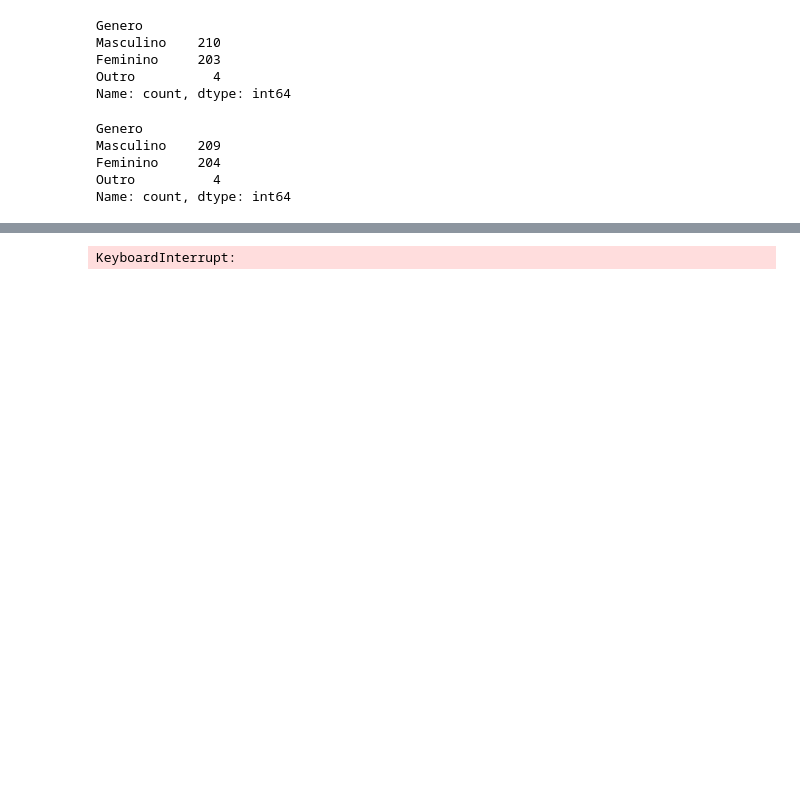
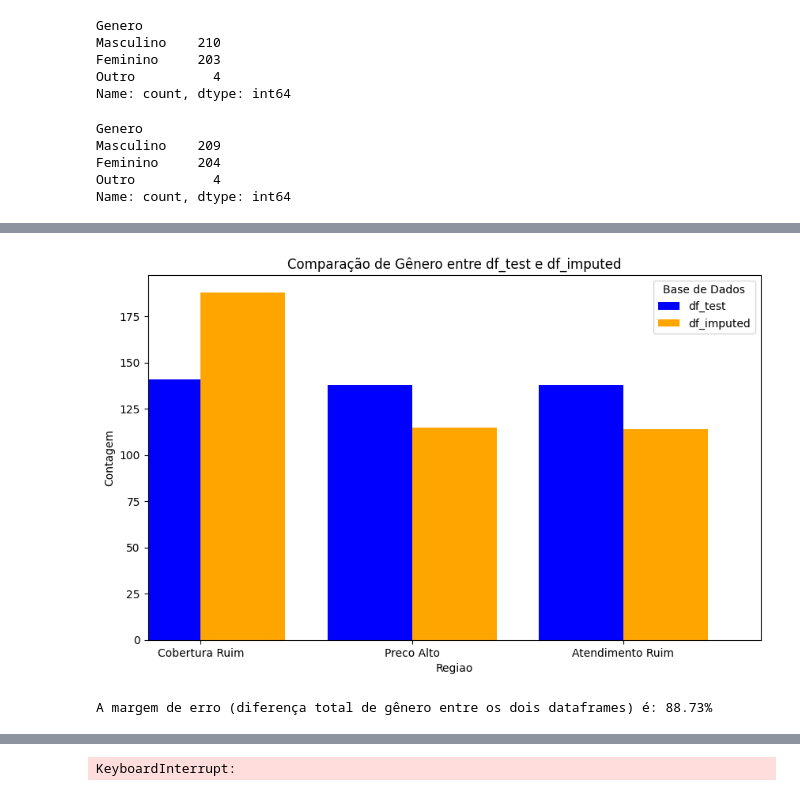
Before and after one commit to Joao-Gabriel05/Telecconect_analysis, a Jupyter notebook: limpeza_de_dados.ipynb, the cells around one changed output, grey strips where cells are left out. Saved outputs shown, nothing was run; the diff lists cells and outputs as text; code cells hidden in the pictures; blank space fills up the shorter version.

```diff
--- a/limpeza_de_dados.ipynb
+++ b/limpeza_de_dados.ipynb
@@ -564,18 +564,14 @@ Usamos a taxa de 20% porque é a taxa média de valores nulos no nosso DataFrame
 def introduce_nan(df, fraction=0.2, random_state=50):
     np.random.seed(random_state)
     df_with_nan = df.copy()
-    total_values = df.size
-    nan_count = int(total_values * fraction)
 
-    nan_indices = [
-        (row, col)
-        for row in range(df.shape[0])
-        for col in range(df.shape[1])
-    ]
-    nan_indices = np.random.choice(len(nan_indices), nan_count, replace=False)
-    for idx in nan_indices:
-        row, col = divmod(idx, df.shape[1])
-        df_with_nan.iat[row, col] = np.nan
+    for col in df.columns:
+        total_values_in_col = df.shape[0]  # Número de linhas da coluna
+        nan_count_in_col = int(total_values_in_col * fraction)  # 20% das linhas
+        nan_indices = np.random.choice(df.shape[0], nan_count_in_col, replace=False)
+
+        df_with_nan.loc[nan_indices, col] = np.nan
+
     return df_with_nan
 # %%
 '''
@@ -849,0 +801,42 @@ plt.show()
+# %%
+import matplotlib.pyplot as plt
+import pandas as pd
+
+# Contagem dos valores na coluna 'Genero' para cada dataframe
+count_test = df_test['Motivo_Troca'].value_counts()
+count_imputed = df_imputed['Motivo_Troca'].value_counts()
+
+# União das categorias para garantir que todas as categorias sejam consideradas
+all_categories = count_test.index.union(count_imputed.index)
+
+# Contagem para garantir que valores ausentes sejam tratados como 0
+count_test = count_test.reindex(all_categories, fill_value=0)
+count_imputed = count_imputed.reindex(all_categories, fill_value=0)
+
+# Calcular a diferença absoluta entre as contagens
+abs_diff = abs(count_test - count_imputed)
+
+# Calcular a soma total de todos os dados
+total_count = len(df_test) + len(df_imputed)
+
+# Calcular a margem de erro (diferença absoluta total dividida pelo número total de dados)
+margin_of_error =100-( abs_diff.sum() / total_count*100)
+# Criar o gráfico de barras
+ax = count_test.plot(kind='bar', width=0.4, position=1, label='df_test', color='blue', figsize=(10, 6))
+count_imputed.plot(kind='bar', width=0.4, position=0, label='df_imputed', color='orange', ax=ax)
+
+# Adicionar título, rótulos e legendas
+plt.title('Comparação de Gênero entre df_test e df_imputed')
+plt.xlabel('Regiao')
+plt.ylabel('Contagem')
+plt.xticks(rotation=0)
+plt.legend(title='Base de Dados')
+
+# Exibir o gráfico
+plt.show()
+
+# Exibir a margem de erro
+print(f'A margem de erro (diferença total de gênero entre os dois dataframes) é: {margin_of_error:.2f}%')
+# %% [output]
+[figure, added]
+A margem de erro (diferença total de gênero entre os dois dataframes) é: 88.73%
```
Also changed, not shown: parts of 6 cells of this notebook, 1 other file.
